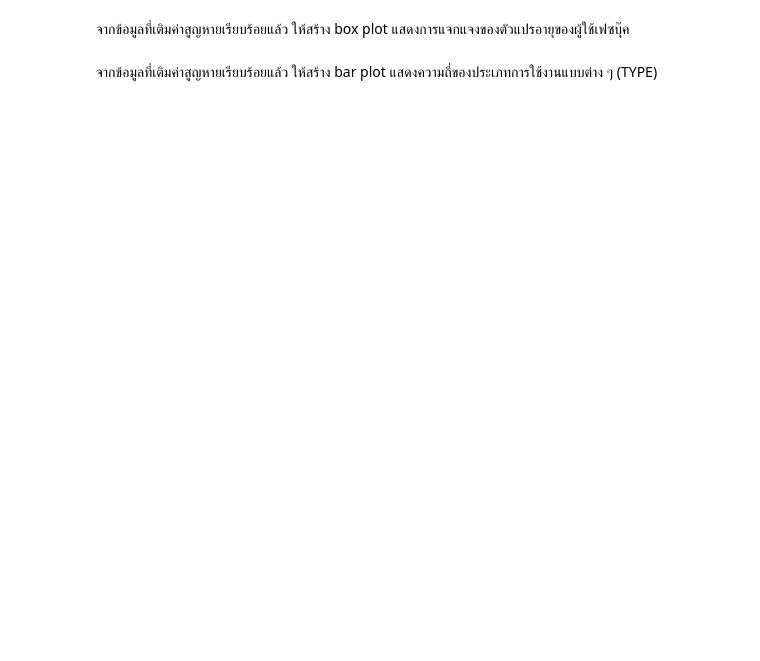
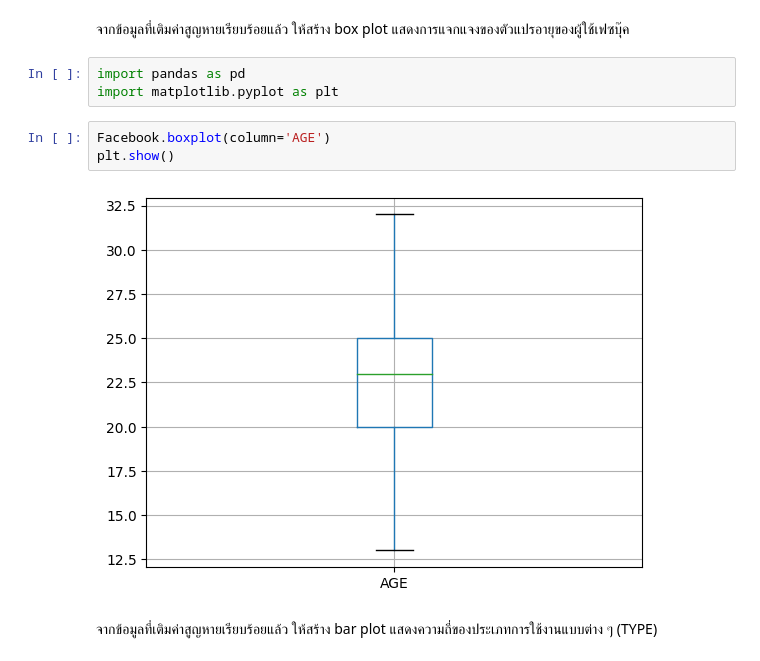
Before and after one commit to qmcnn/Data-Mining, a Jupyter notebook: Python_HW1.ipynb, the cells around one changed output. Drawn from its saved outputs; the diff is of its cells as text; blank space fills up the shorter version.

```diff
--- a/Python_HW1.ipynb
+++ b/Python_HW1.ipynb
@@ -105,4 +260,12 @@ NameError: ignored
 # %% [markdown]
 จากข้อมูลที่เติมค่าสูญหายเรียบร้อยแล้ว ให้สร้าง box plot แสดงการแจกแจงของตัวแปรอายุของผู้ใช้เฟซบุ๊ค
+# %%
+import pandas as pd
+import matplotlib.pyplot as plt
+# %%
+Facebook.boxplot(column='AGE')
+plt.show()
+# %% [output]
+[figure, added]
 # %% [markdown]
 จากข้อมูลที่เติมค่าสูญหายเรียบร้อยแล้ว ให้สร้าง bar plot แสดงความถี่ของประเภทการใช้งานแบบต่าง ๆ (TYPE)
```
Also changed, not shown: parts of 29 cells of this notebook.
